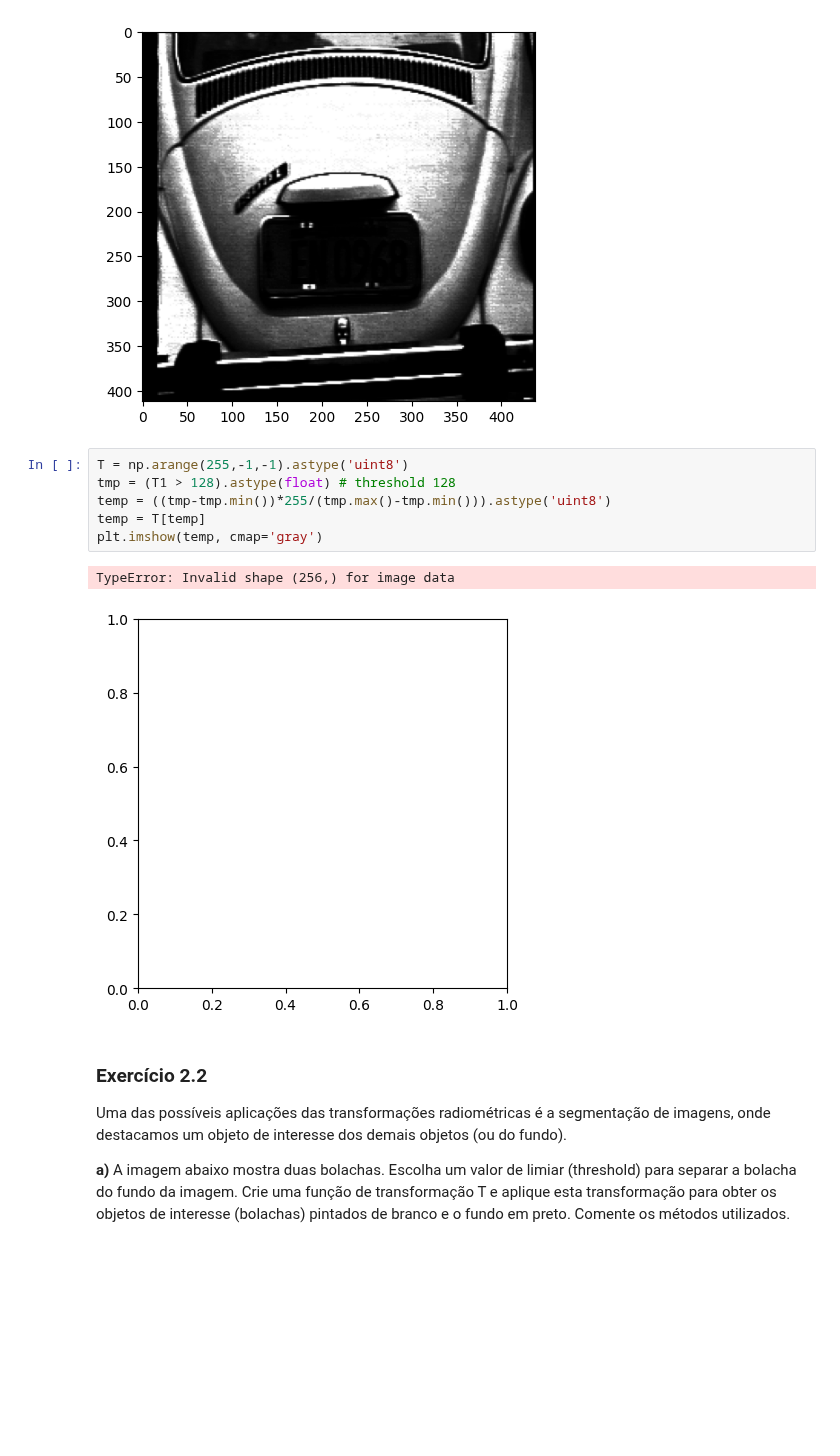
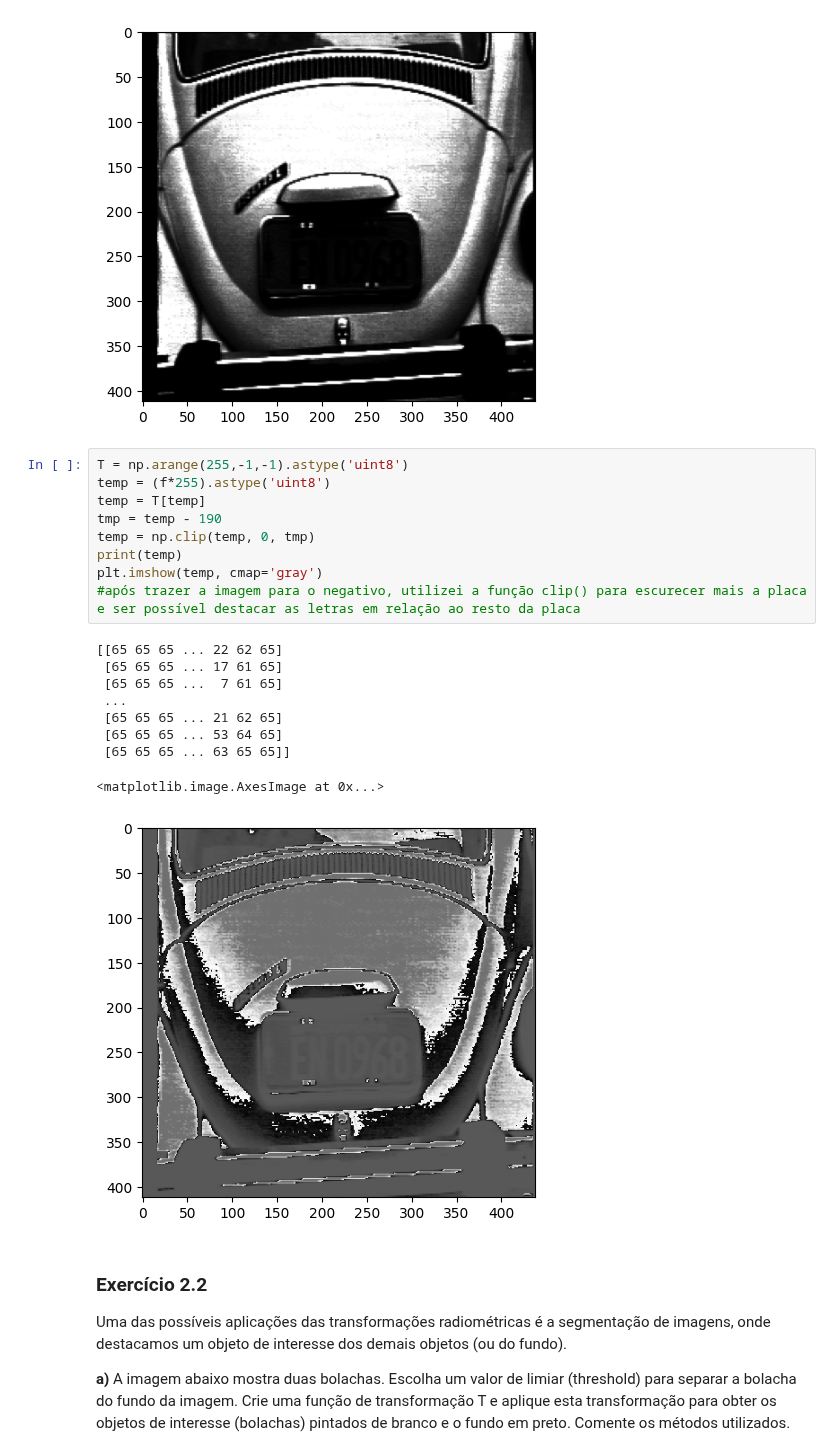
Before and after one commit to UNICAMP-EA979/2026s1-pi03-transforma-ointensidade-HenriqueJose1, a Jupyter notebook: Atividade.ipynb, the cells around one changed output. Drawn from its saved outputs; the diff is of its cells as text; blank space fills up the shorter version.

```diff
--- a/Atividade.ipynb
+++ b/Atividade.ipynb
@@ -205,15 +205,25 @@ float32
  [0.         0.         0.         ... 0.04705882 0.00392157 0.        ]
  [0.         0.         0.         ... 0.00784314 0.         0.        ]]
 [figure]
-# %%
-T = np.arange(255,-1,-1).astype('uint8')
-tmp = (T1 > 128).astype(float) # threshold 128
-temp = ((tmp-tmp.min())*255/(tmp.max()-tmp.min())).astype('uint8')
-temp = T[temp]
-plt.imshow(temp, cmap='gray')
-# %% [output]
-TypeError: Invalid shape (256,) for image data
-[figure, removed]
+# %%
+T = np.arange(255,-1,-1).astype('uint8')
+temp = (f*255).astype('uint8')
+temp = T[temp]
+tmp = temp - 190
+temp = np.clip(temp, 0, tmp)
+print(temp)
+plt.imshow(temp, cmap='gray')
+#após trazer a imagem para o negativo, utilizei a função clip() para escurecer mais a placa e ser possível destacar as letras em relação ao resto da placa
+# %% [output]
+[[65 65 65 ... 22 62 65]
+ [65 65 65 ... 17 61 65]
+ [65 65 65 ...  7 61 65]
+ ...
+ [65 65 65 ... 21 62 65]
+ [65 65 65 ... 53 64 65]
+ [65 65 65 ... 63 65 65]]
+<matplotlib.image.AxesImage at 0x...>
+[figure, added]
 # %% [markdown]
 ### Exercício 2.2
 
```
